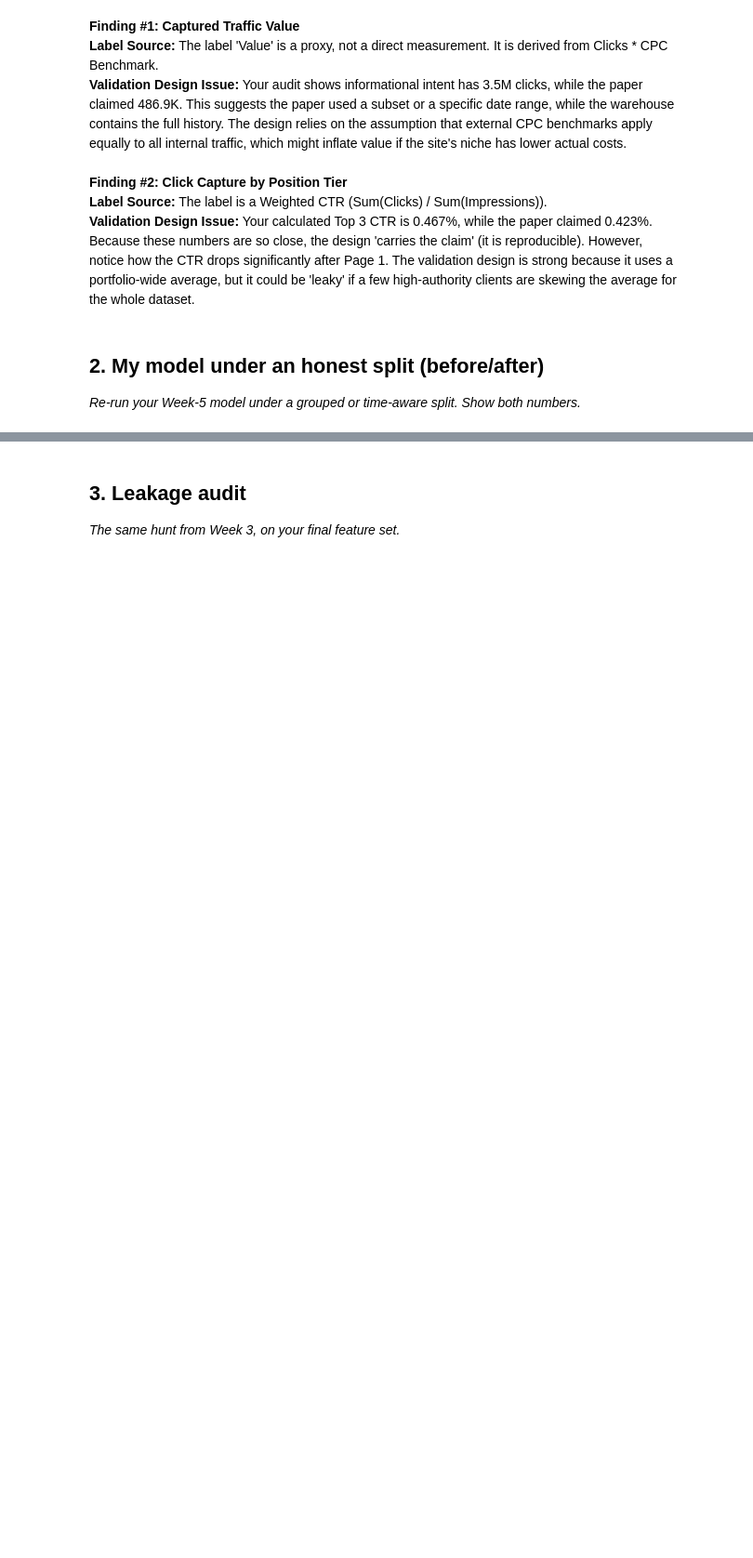
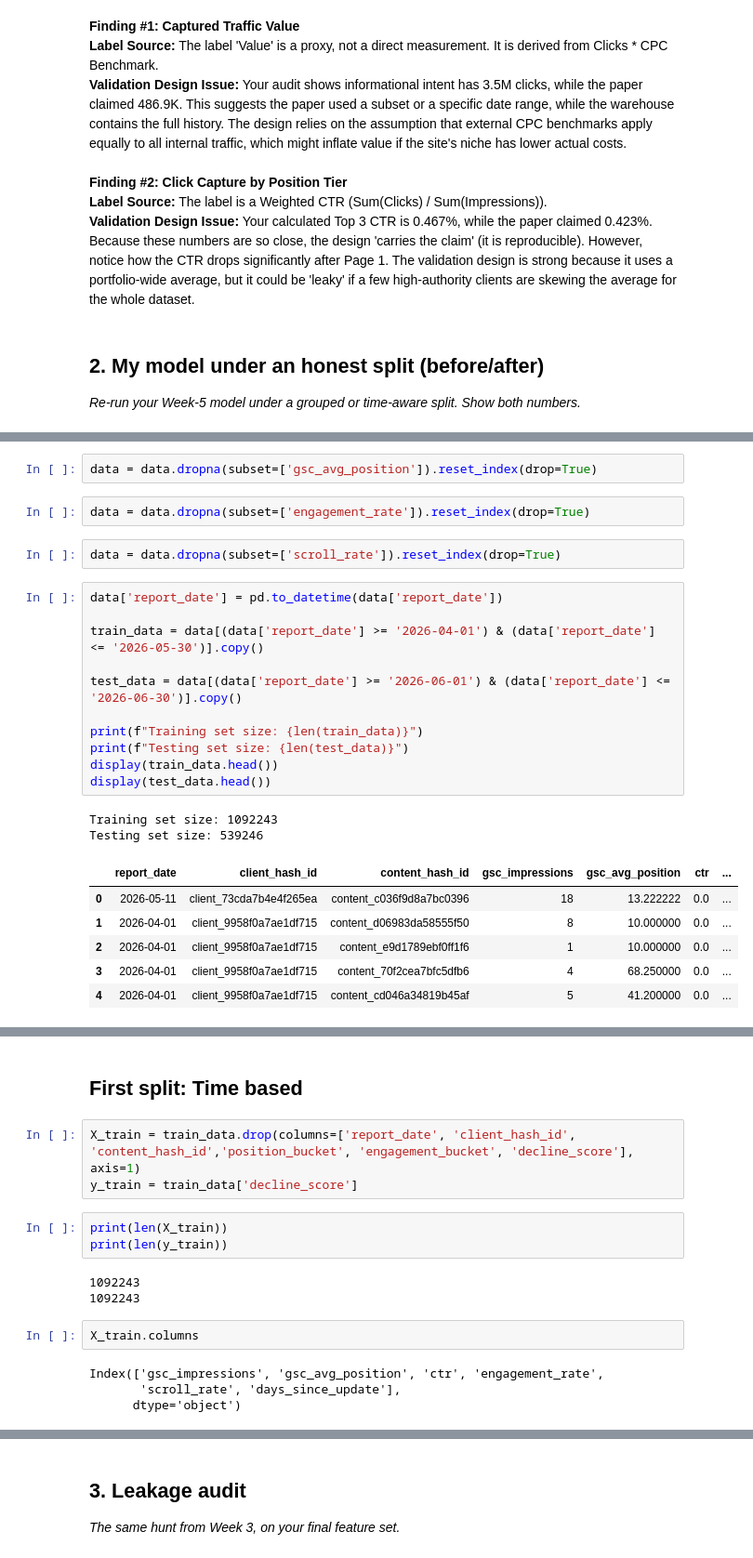
Before and after one commit to MuhammadFaizan0023/FlyRank_ML_internship_repo, a Jupyter notebook: work/notebooks/w06_validation_audit.ipynb, the cells around one changed output, grey strips where cells are left out. Shown at 93% size. Drawn from its saved outputs; the diff is of its cells as text; blank space fills up the shorter version.

```diff
--- a/work/notebooks/w06_validation_audit.ipynb
+++ b/work/notebooks/w06_validation_audit.ipynb
@@ -157,0 +189,26 @@ display(audit_f2.sort_values('tier'))
+# %%
+data = data.dropna(subset=['gsc_avg_position']).reset_index(drop=True)
+# %%
+data = data.dropna(subset=['engagement_rate']).reset_index(drop=True)
+# %%
+data = data.dropna(subset=['scroll_rate']).reset_index(drop=True)
+# %%
+data['report_date'] = pd.to_datetime(data['report_date'])
+
+train_data = data[(data['report_date'] >= '2026-04-01') & (data['report_date'] <= '2026-05-30')].copy()
+
+test_data = data[(data['report_date'] >= '2026-06-01') & (data['report_date'] <= '2026-06-30')].copy()
+
+print(f"Training set size: {len(train_data)}")
+print(f"Testing set size: {len(test_data)}")
+display(train_data.head())
+display(test_data.head())
+# %% [output]
+Training set size: 1092243
+Testing set size: 539246
+|  | report_date | client_hash_id | content_hash_id | gsc_impressions | gsc_avg_position | ctr | ... |
+| 0 | 2026-05-11 | client_73cda7b4e4f265ea | content_c036f9d8a7bc0396 | 18 | 13.222222 | 0.0 | ... |
+| 1 | 2026-04-01 | client_9958f0a7ae1df715 | content_d06983da58555f50 | 8 | 10.000000 | 0.0 | ... |
+| 2 | 2026-04-01 | client_9958f0a7ae1df715 | content_e9d1789ebf0ff1f6 | 1 | 10.000000 | 0.0 | ... |
+| 3 | 2026-04-01 | client_9958f0a7ae1df715 | content_70f2cea7bfc5dfb6 | 4 | 68.250000 | 0.0 | ... |
+| 4 | 2026-04-01 | client_9958f0a7ae1df715 | content_cd046a34819b45af | 5 | 41.200000 | 0.0 | ... |
@@ -157,0 +221,17 @@ display(audit_f2.sort_values('tier'))
+# %% [markdown]
+## First split: Time based
+# %%
+X_train = train_data.drop(columns=['report_date', 'client_hash_id', 'content_hash_id','position_bucket', 'engagement_bucket', 'decline_score'], axis=1)
+y_train = train_data['decline_score']
+# %%
+print(len(X_train))
+print(len(y_train))
+# %% [output]
+1092243
+1092243
+# %%
+X_train.columns
+# %% [output]
+Index(['gsc_impressions', 'gsc_avg_position', 'ctr', 'engagement_rate',
+       'scroll_rate', 'days_since_update'],
+      dtype='object')
```
Also changed, not shown: parts of 13 cells of this notebook.
